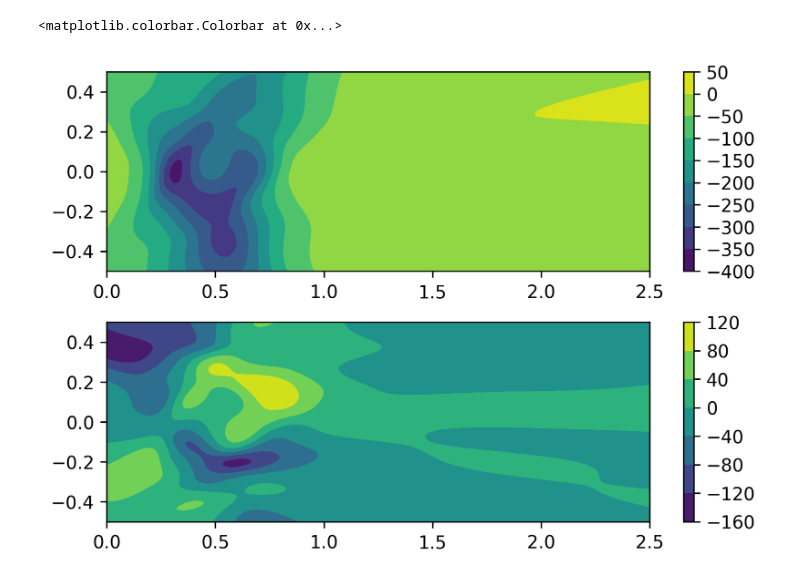
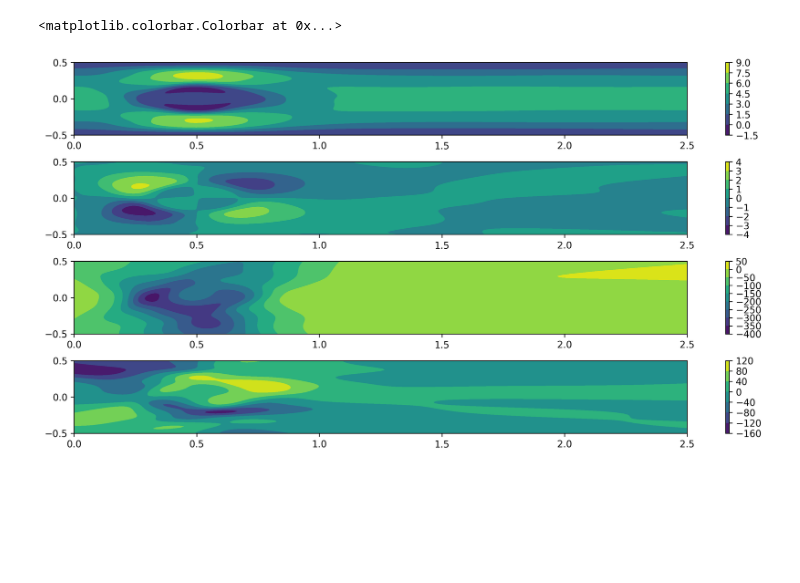
Before and after one commit to mskPark/DRLPDE, a Jupyter notebook: Test_FlowPastDiskPlot.ipynb, the cells around one changed output. Cells and saved outputs as stored; diff of their text form; code cells hidden in the pictures; blank space fills up the shorter version.

```diff
--- a/Test_FlowPastDiskPlot.ipynb
+++ b/Test_FlowPastDiskPlot.ipynb
@@ -113,39 +113,45 @@ nn_param = {'depth': nn_depth,
 ### Initialize the Model
 model = IncompressibleNN(**nn_param)
 
-model.load_state_dict(torch.load("savedmodels/" + loadmodel + ".pt"))
+model.load_state_dict(torch.load("savedmodels/" + loadmodel + ".pt", map_location=torch.device('cpu')))
 
 imagefilename = 'Error_Plot_' + loadmodel
 imagesfolder = "images/"
 # %%
 
 numplotpts_x = 4*64
 numplotpts_y = 64
 numplotpts = numplotpts_x*numplotpts_y
 
 xg = torch.cartesian_prod(torch.linspace(0, 5*L_height, numplotpts_x),
                            torch.linspace(-L_height, L_height, numplotpts_y))
 
 #domain = torch.cat( (xg, torch.zeros(xg.size(0), 1), torch.tensor([[Viscosity, Inputspeed]])*torch.ones((xg.size(0),2))),dim=1 )
 #domain = torch.cat( (xg, torch.zeros(xg.size(0), 1)),dim=1 )
 
 
 xplot = xg[:,0].reshape(numplotpts_x, numplotpts_y).detach().numpy()
 yplot = xg[:,1].reshape(numplotpts_x, numplotpts_y).detach().numpy()
 
 plt.close('all')
-fig, ax = plt.subplots(nrows=2, ncols=1, figsize=[6, 4])
+fig, ax = plt.subplots(nrows=4, ncols=1, figsize=[12, 6])
 plt.tight_layout(pad=0.75)
 
 Trained_Vel = model(xg.requires_grad_(True)).reshape(numplotpts_x, numplotpts_y, 4).detach().numpy()
 
-contour0 = ax[0].contourf(xplot, yplot, Trained_Vel[:,:,2])
+contour0 = ax[0].contourf(xplot, yplot, Trained_Vel[:,:,0])
 plt.colorbar(contour0, ax=ax[0])
 
-contour1 = ax[1].contourf(xplot, yplot, Trained_Vel[:,:,3])
-plt.colorbar(contour1)
+contour1 = ax[1].contourf(xplot, yplot, Trained_Vel[:,:,1])
+plt.colorbar(contour1, ax=ax[1])
+
+contour2 = ax[2].contourf(xplot, yplot, Trained_Vel[:,:,2])
+plt.colorbar(contour2, ax=ax[2])
+
+contour3 = ax[3].contourf(xplot, yplot, Trained_Vel[:,:,3])
+plt.colorbar(contour3, ax=ax[3])
 
 #quiver = ax.quiver(xplot,yplot, Trained_Vel[:,:,0], Trained_Vel[:,:,1], pivot='mid')
 # %% [output]
 <matplotlib.colorbar.Colorbar at 0x...>
-[figure, old version]
+[figure, new version]
```
Also changed, not shown: 9 other files.
